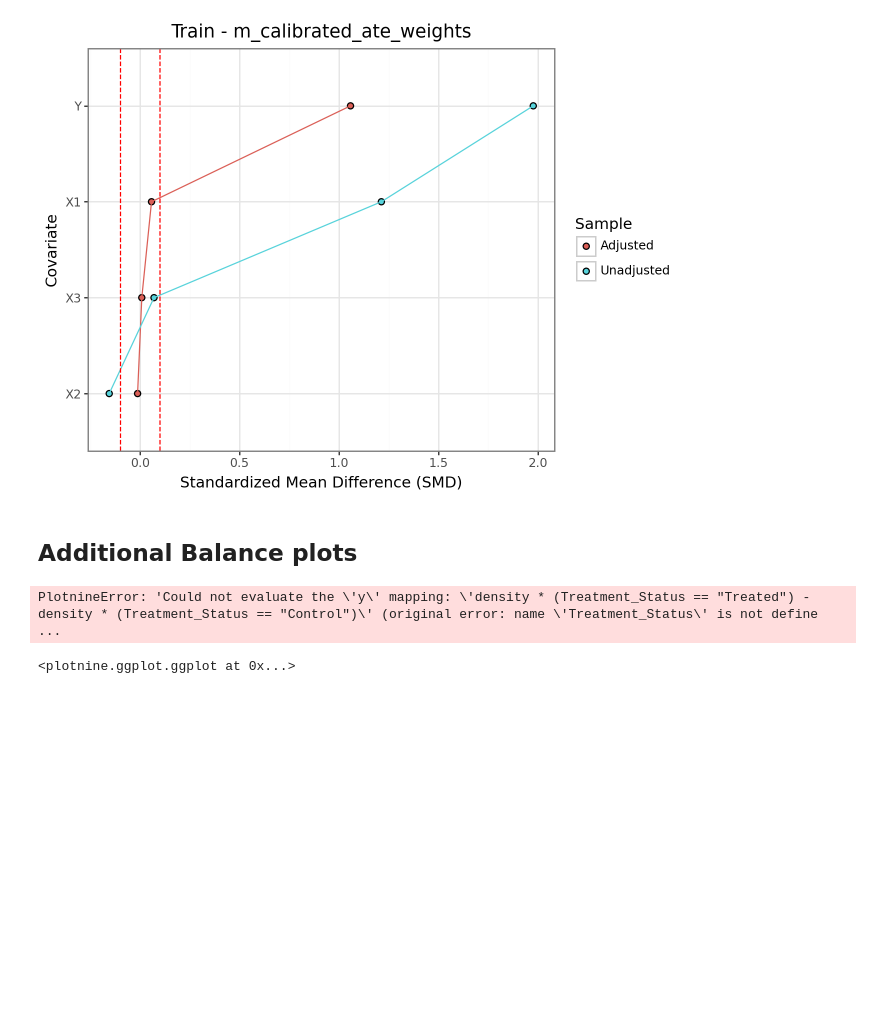
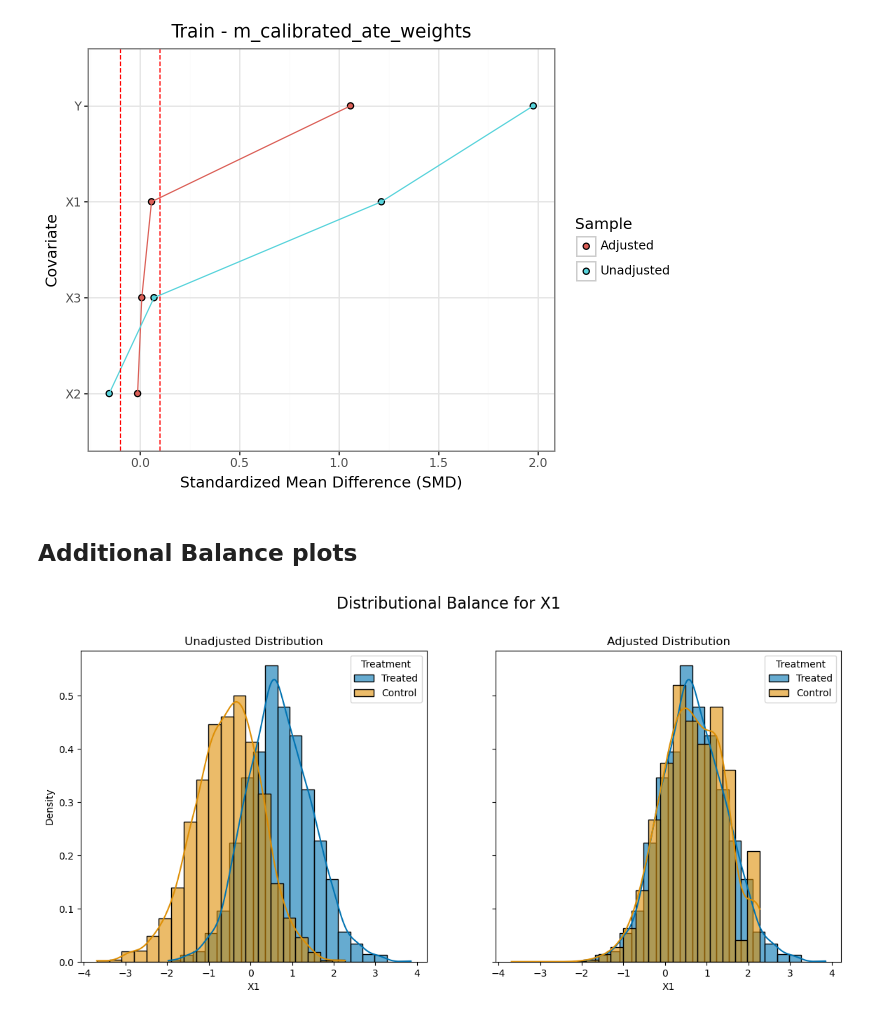
Before and after one commit to SvenKlaassen/cov-balance, a Jupyter notebook: cobalt_tests/python/balanced_dgp.ipynb, the cells around one changed output. Drawn from its saved outputs; the diff is of its cells as text; code cells hidden in the pictures; blank space fills up the shorter version.

Commit message:
add hist for binary covariate

```diff
--- a/cobalt_tests/python/balanced_dgp.ipynb
+++ b/cobalt_tests/python/balanced_dgp.ipynb
@@ -254,7 +254,7 @@ for i, p in enumerate(ate_plots_train):
 # %% [markdown]
 ## Additional Balance plots
 # %%
-bal_table_test.balance_plot(covariate="X1")
+g = bal_table_test.balance_plot(covariate="X1")
+plt.show()
 # %% [output]
-PlotnineError: 'Could not evaluate the \'y\' mapping: \'density * (Treatment_Status == "Treated") - density * (Treatment_Status == "Control")\' (original error: name \'Treatment_Status\' is not define ...
-<plotnine.ggplot.ggplot at 0x...>
+[figure, added]
```
Also changed, not shown: parts of 1 cell of this notebook, 4 other files.
